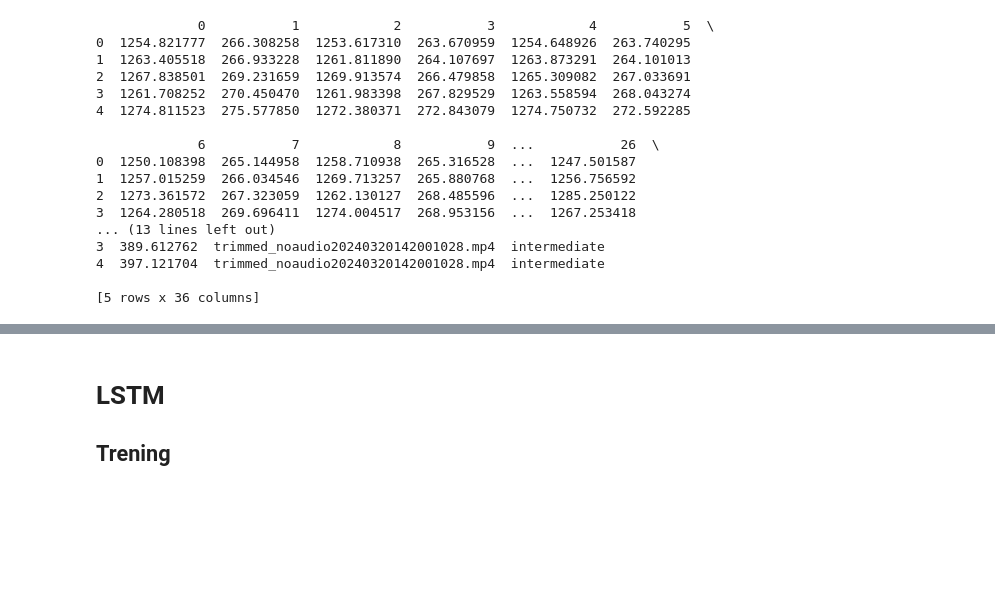
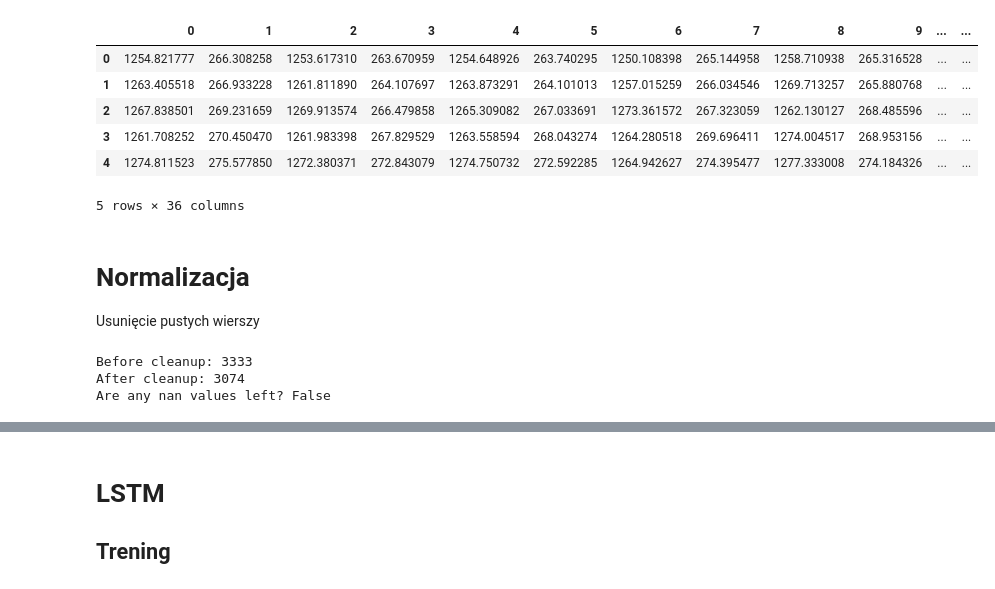
Before and after one commit to yoinker57/pracownia-problemowa, a Jupyter notebook: models/models.ipynb, the cells around one changed output, grey strips where cells are left out. Cells and saved outputs as stored; diff of their text form; code cells hidden in the pictures; blank space fills up the shorter version.

Commit message:
pose normalization

```diff
--- a/models/models.ipynb
+++ b/models/models.ipynb
@@ -3,48 +3,58 @@ import pandas as pd
 import os
 from glob import glob
 
 def load(pose_path: str, labels_path: str):
     """
     load data from csv files in the given path
     """
     # get labels
     df_labels = pd.read_csv(labels_path)
 
     # Get all CSV files in the folder
     csv_files = [ p for p in glob(os.path.join(pose_path, '*.csv'))]
     movie_names = [n.removeprefix(pose_path).removeprefix('/').removesuffix('_clicked.csv') + ".mp4" for n in csv_files]
 
     # filter out files that are not in the labels
     df_labels = df_labels[df_labels['movieName'].isin(movie_names)]
 
     # get labels for the movies
     movie_labels_dict = df_labels.set_index('movieName')['SKIER_LEVEL'].to_dict()
     movie_labels = [movie_labels_dict.get(n, 'Unknown') for n in movie_names]
 
     # Load and concatenate all CSV files into one DataFrame
     df = pd.concat(
         [pd.read_csv(f).assign(movie_name=n, style=l) for f,n,l in zip(csv_files, movie_names, movie_labels)],
         ignore_index=True
     )
     return df
 
 df = load('../pose_outputs_clicked', '../data/labeledFilms.csv')
-print(df.head())
+df.head()
 # %% [output]
+|  | 0 | 1 | 2 | 3 | 4 | 5 | 6 | 7 | 8 | 9 | ... | ... |
+| 0 | 1254.821777 | 266.308258 | 1253.617310 | 263.670959 | 1254.648926 | 263.740295 | 1250.108398 | 265.144958 | 1258.710938 | 265.316528 | ... | ... |
+| 1 | 1263.405518 | 266.933228 | 1261.811890 | 264.107697 | 1263.873291 | 264.101013 | 1257.015259 | 266.034546 | 1269.713257 | 265.880768 | ... | ... |
+| 2 | 1267.838501 | 269.231659 | 1269.913574 | 266.479858 | 1265.309082 | 267.033691 | 1273.361572 | 267.323059 | 1262.130127 | 268.485596 | ... | ... |
+| 3 | 1261.708252 | 270.450470 | 1261.983398 | 267.829529 | 1263.558594 | 268.043274 | 1264.280518 | 269.696411 | 1274.004517 | 268.953156 | ... | ... |
+| 4 | 1274.811523 | 275.577850 | 1272.380371 | 272.843079 | 1274.750732 | 272.592285 | 1264.942627 | 274.395477 | 1277.333008 | 274.184326 | ... | ... |
-             0           1            2           3            4           5  \
-0  1254.821777  266.308258  1253.617310  263.670959  1254.648926  263.740295
-1  1263.405518  266.933228  1261.811890  264.107697  1263.873291  264.101013
-2  1267.838501  269.231659  1269.913574  266.479858  1265.309082  267.033691
-3  1261.708252  270.450470  1261.983398  267.829529  1263.558594  268.043274
-4  1274.811523  275.577850  1272.380371  272.843079  1274.750732  272.592285
-
-             6           7            8           9  ...           26  \
-0  1250.108398  265.144958  1258.710938  265.316528  ...  1247.501587
-1  1257.015259  266.034546  1269.713257  265.880768  ...  1256.756592
-2  1273.361572  267.323059  1262.130127  268.485596  ...  1285.250122
-3  1264.280518  269.696411  1274.004517  268.953156  ...  1267.253418
-... (13 lines left out)
-3  389.612762  trimmed_noaudio20240320142001028.mp4  intermediate
-4  397.121704  trimmed_noaudio20240320142001028.mp4  intermediate
-
-[5 rows x 36 columns]
+5 rows × 36 columns
+# %% [markdown]
+# Normalizacja
+Usunięcie pustych wierszy
+# %%
+def remove_empty_rows(df: pd.DataFrame) -> pd.DataFrame:
+    """
+    Remove rows with NaN values in the DataFrame.
+    """
+    return df.dropna()
+
+df = load('../pose_outputs_clicked', '../data/labeledFilms.csv')
+print("Before cleanup:", df.last_valid_index())
+
+df = remove_empty_rows(df)
+print("After cleanup:", df.last_valid_index())
+print(f"Are any nan values left? {df.isnull().values.any()}")
+# %% [output]
+Before cleanup: 3333
+After cleanup: 3074
+Are any nan values left? False
```
Also changed, not shown: parts of 10 cells of this notebook.
